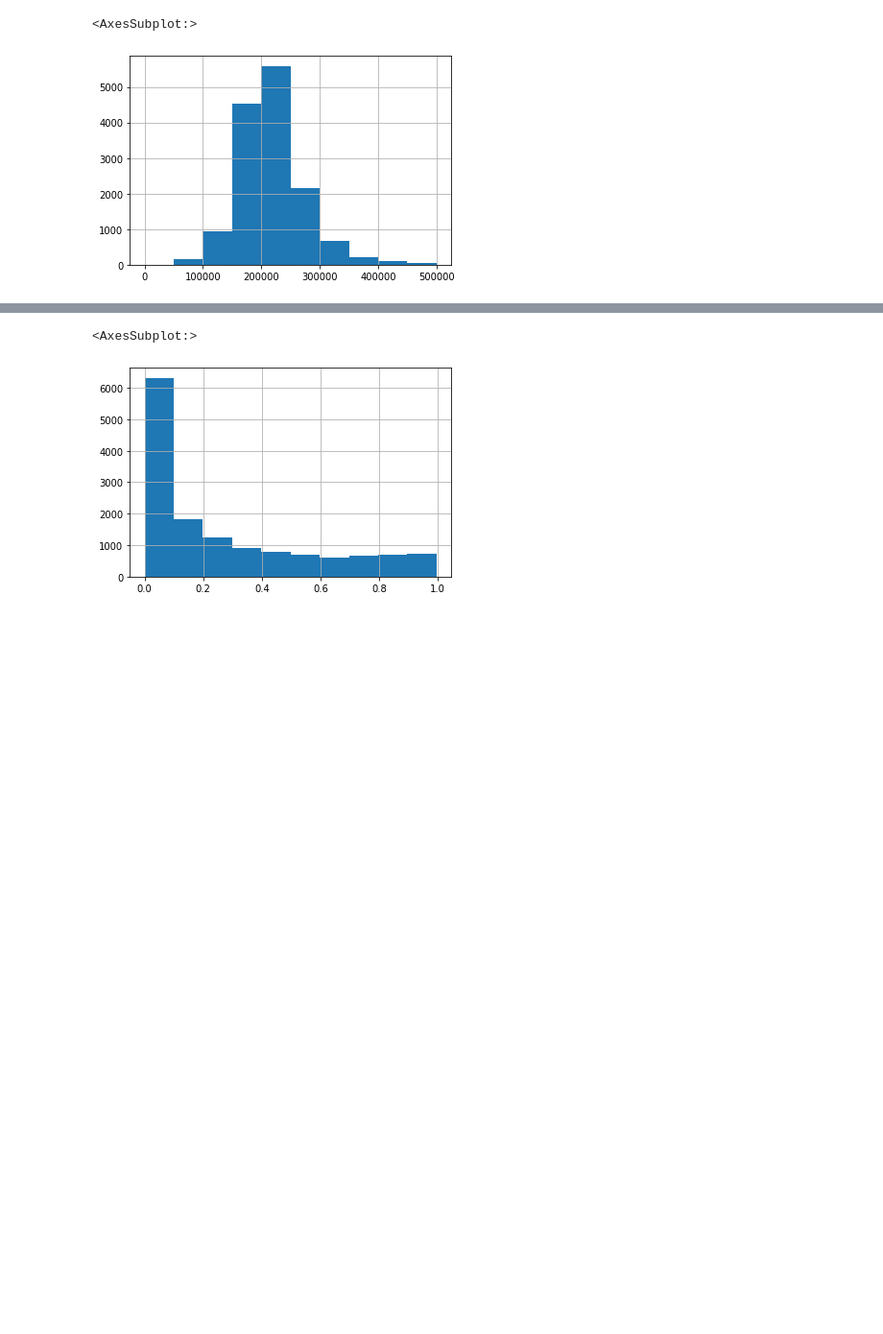
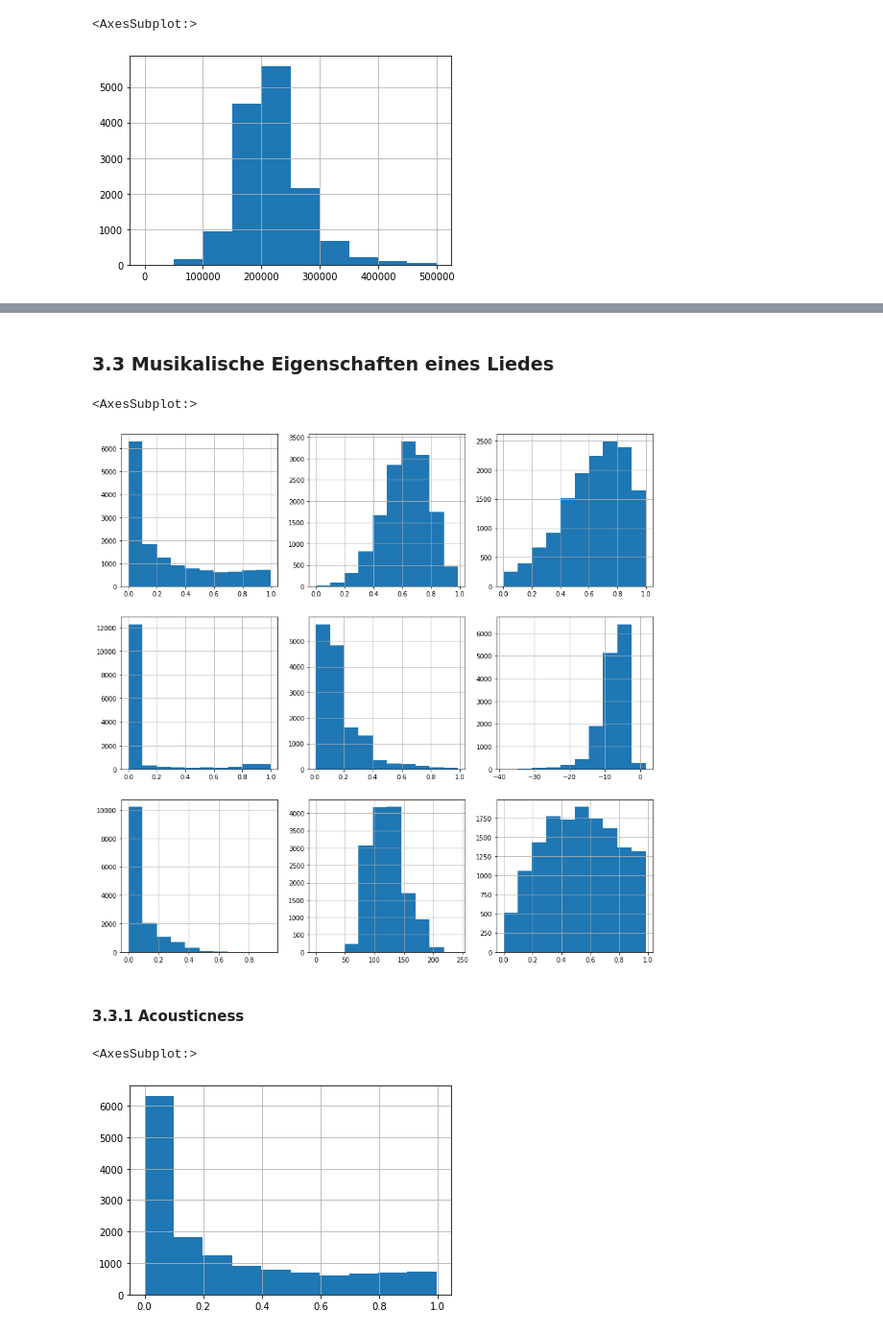
Before and after one commit to dschmtz/Data-Exploration-Project, a Jupyter notebook: project.ipynb, the cells around one changed output, grey strips where cells are left out. Shown at 96% size. Drawn from its saved outputs; the diff is of its cells as text; code cells hidden in the pictures; blank space fills up the shorter version.

```diff
--- a/project.ipynb
+++ b/project.ipynb
@@ -189,3 +259,26 @@ cleared["song_duration_ms"].hist(range=[0, 500000])
+# %% [markdown]
+### 3.3 Musikalische Eigenschaften eines Liedes
+# %%
+fig, axes = plt.subplots(nrows=3, ncols=3)
+fig.set_figheight(15)
+fig.set_figwidth(15)
+
+cleared["acousticness"].hist(ax=axes[0,0])
+cleared["danceability"].hist(ax=axes[0,1])
+cleared["energy"].hist(ax=axes[0,2])
+
+cleared["instrumentalness"].hist(ax=axes[1,0])
+cleared["liveness"].hist(ax=axes[1,1])
+cleared["loudness"].hist(ax=axes[1,2])
+
+cleared["speechiness"].hist(ax=axes[2,0])
+cleared["tempo"].hist(ax=axes[2,1])
+cleared["audio_valence"].hist(ax=axes[2,2])
+# %% [output]
+<AxesSubplot:>
+[figure, added]
+# %% [markdown]
+#### 3.3.1 Acousticness
 # %%
 cleared["acousticness"].hist()
 # %% [output]
```
Also changed, not shown: parts of 35 cells of this notebook, 1 other file.
